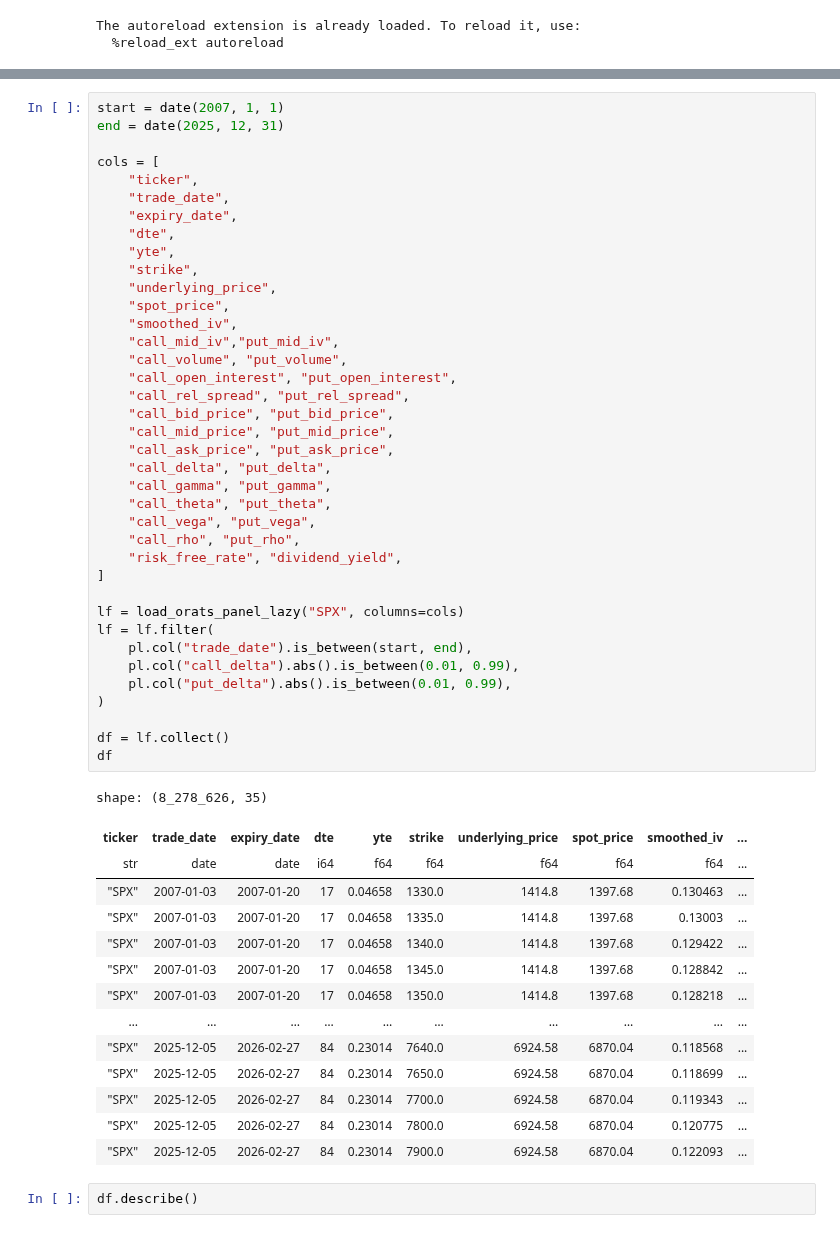
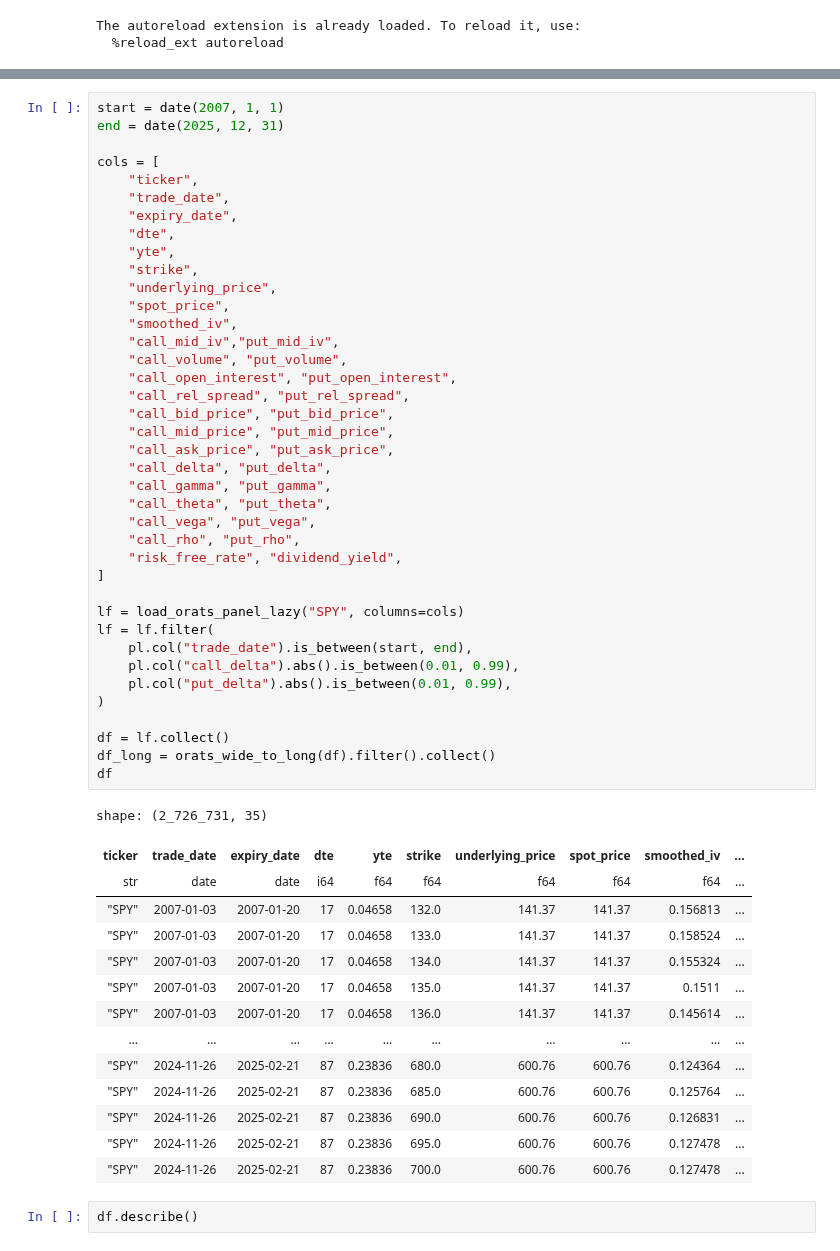
Before and after one commit to anthonymakarewicz/volatility-trading, a Jupyter notebook: notebooks/orats_spx_panel_eda_validation.ipynb, the cells around one changed output, grey strips where cells are left out. Drawn from its saved outputs; the diff is of its cells as text.

```diff
--- a/notebooks/orats_spx_panel_eda_validation.ipynb
+++ b/notebooks/orats_spx_panel_eda_validation.ipynb
@@ -36,46 +42,47 @@ cols = [
     "strike",
     "underlying_price",
     "spot_price",
     "smoothed_iv",
     "call_mid_iv","put_mid_iv",
     "call_volume", "put_volume",
     "call_open_interest", "put_open_interest",
     "call_rel_spread", "put_rel_spread",
     "call_bid_price", "put_bid_price",
     "call_mid_price", "put_mid_price",
     "call_ask_price", "put_ask_price",
     "call_delta", "put_delta",
     "call_gamma", "put_gamma",
     "call_theta", "put_theta",
     "call_vega", "put_vega",
     "call_rho", "put_rho",
     "risk_free_rate", "dividend_yield",
 ]
 
-lf = load_orats_panel_lazy("SPX", columns=cols)
+lf = load_orats_panel_lazy("SPY", columns=cols)
 lf = lf.filter(
     pl.col("trade_date").is_between(start, end),
     pl.col("call_delta").abs().is_between(0.01, 0.99),
     pl.col("put_delta").abs().is_between(0.01, 0.99),
 )
 
 df = lf.collect()
+df_long = orats_wide_to_long(df).filter().collect()
 df
 # %% [output]
-shape: (8_278_626, 35)
+shape: (2_726_731, 35)
 | ticker | trade_date | expiry_date | dte | yte | strike | underlying_price | spot_price | smoothed_iv | ... |
 | str | date | date | i64 | f64 | f64 | f64 | f64 | f64 | ... |
-| "SPX" | 2007-01-03 | 2007-01-20 | 17 | 0.04658 | 1330.0 | 1414.8 | 1397.68 | 0.130463 | ... |
-| "SPX" | 2007-01-03 | 2007-01-20 | 17 | 0.04658 | 1335.0 | 1414.8 | 1397.68 | 0.13003 | ... |
-| "SPX" | 2007-01-03 | 2007-01-20 | 17 | 0.04658 | 1340.0 | 1414.8 | 1397.68 | 0.129422 | ... |
-| "SPX" | 2007-01-03 | 2007-01-20 | 17 | 0.04658 | 1345.0 | 1414.8 | 1397.68 | 0.128842 | ... |
-| "SPX" | 2007-01-03 | 2007-01-20 | 17 | 0.04658 | 1350.0 | 1414.8 | 1397.68 | 0.128218 | ... |
+| "SPY" | 2007-01-03 | 2007-01-20 | 17 | 0.04658 | 132.0 | 141.37 | 141.37 | 0.156813 | ... |
+| "SPY" | 2007-01-03 | 2007-01-20 | 17 | 0.04658 | 133.0 | 141.37 | 141.37 | 0.158524 | ... |
+| "SPY" | 2007-01-03 | 2007-01-20 | 17 | 0.04658 | 134.0 | 141.37 | 141.37 | 0.155324 | ... |
+| "SPY" | 2007-01-03 | 2007-01-20 | 17 | 0.04658 | 135.0 | 141.37 | 141.37 | 0.1511 | ... |
+| "SPY" | 2007-01-03 | 2007-01-20 | 17 | 0.04658 | 136.0 | 141.37 | 141.37 | 0.145614 | ... |
 | … | … | … | … | … | … | … | … | … | ... |
-| "SPX" | 2025-12-05 | 2026-02-27 | 84 | 0.23014 | 7640.0 | 6924.58 | 6870.04 | 0.118568 | ... |
-| "SPX" | 2025-12-05 | 2026-02-27 | 84 | 0.23014 | 7650.0 | 6924.58 | 6870.04 | 0.118699 | ... |
-| "SPX" | 2025-12-05 | 2026-02-27 | 84 | 0.23014 | 7700.0 | 6924.58 | 6870.04 | 0.119343 | ... |
-| "SPX" | 2025-12-05 | 2026-02-27 | 84 | 0.23014 | 7800.0 | 6924.58 | 6870.04 | 0.120775 | ... |
-| "SPX" | 2025-12-05 | 2026-02-27 | 84 | 0.23014 | 7900.0 | 6924.58 | 6870.04 | 0.122093 | ... |
+| "SPY" | 2024-11-26 | 2025-02-21 | 87 | 0.23836 | 680.0 | 600.76 | 600.76 | 0.124364 | ... |
+| "SPY" | 2024-11-26 | 2025-02-21 | 87 | 0.23836 | 685.0 | 600.76 | 600.76 | 0.125764 | ... |
+| "SPY" | 2024-11-26 | 2025-02-21 | 87 | 0.23836 | 690.0 | 600.76 | 600.76 | 0.126831 | ... |
+| "SPY" | 2024-11-26 | 2025-02-21 | 87 | 0.23836 | 695.0 | 600.76 | 600.76 | 0.127478 | ... |
+| "SPY" | 2024-11-26 | 2025-02-21 | 87 | 0.23836 | 700.0 | 600.76 | 600.76 | 0.127478 | ... |
 # %%
 df.describe()
 # %% [output]
```
Also changed, not shown: parts of 37 cells of this notebook, 3 other files.
